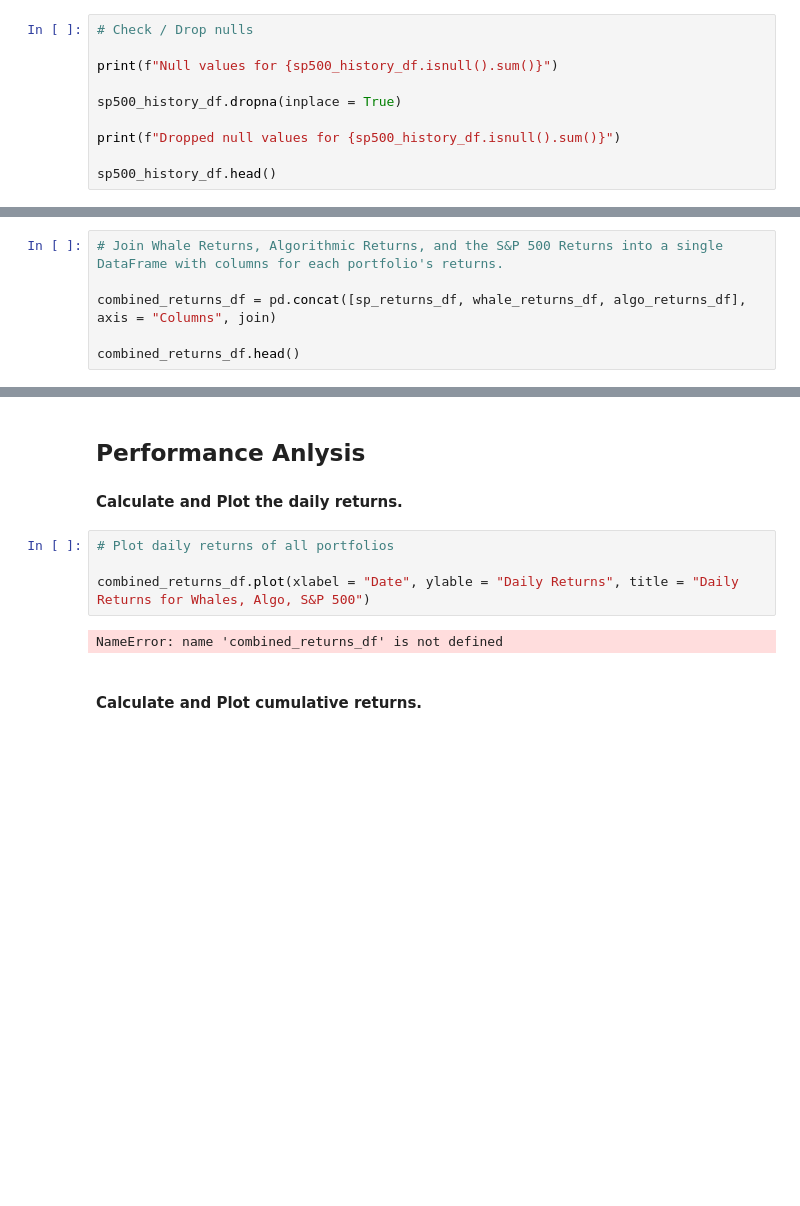
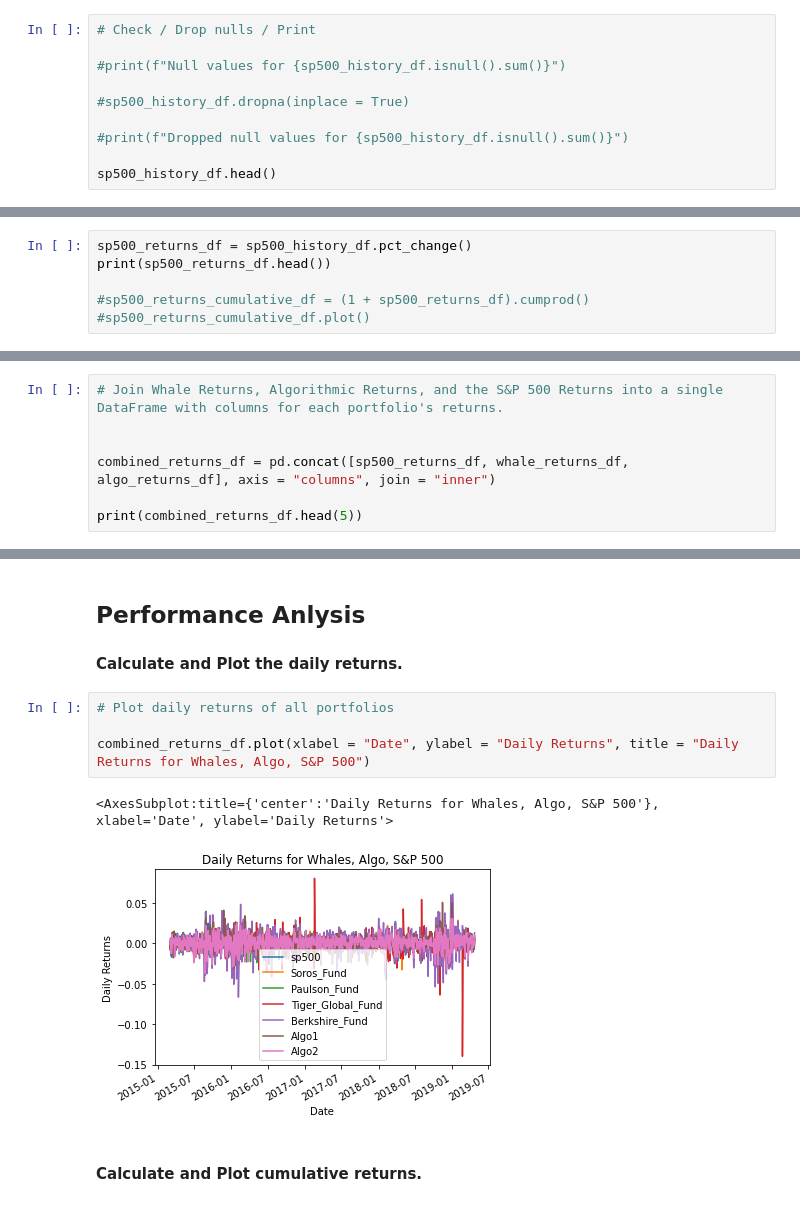
Before and after one commit to Amphibian303/Pandas-Homework, a Jupyter notebook: whale_analysis.ipynb, the cells around one changed output, grey strips where cells are left out. Cells and saved outputs as stored; diff of their text form; blank space fills up the shorter version.

```diff
--- a/whale_analysis.ipynb
+++ b/whale_analysis.ipynb
@@ -142,12 +144,12 @@ sp500_history_df.sort_index(inplace = True, ascending = True)
 sp500_history_df.drop(columns = ["Date"], inplace = True)
 # %%
-# Check / Drop nulls
+# Check / Drop nulls / Print
 
-print(f"Null values for {sp500_history_df.isnull().sum()}")
+#print(f"Null values for {sp500_history_df.isnull().sum()}")
 
-sp500_history_df.dropna(inplace = True)
+#sp500_history_df.dropna(inplace = True)
 
-print(f"Dropped null values for {sp500_history_df.isnull().sum()}")
+#print(f"Dropped null values for {sp500_history_df.isnull().sum()}")
 
 sp500_history_df.head()
 # %% [output]
@@ -194,0 +193,6 @@ Date
+# %%
+sp500_returns_df = sp500_history_df.pct_change()
+print(sp500_returns_df.head())
+
+#sp500_returns_cumulative_df = (1 + sp500_returns_df).cumprod()
+#sp500_returns_cumulative_df.plot()
@@ -197,6 +209,7 @@ Date
 # %%
 # Join Whale Returns, Algorithmic Returns, and the S&P 500 Returns into a single DataFrame with columns for each portfolio's returns.
 
-combined_returns_df = pd.concat([sp_returns_df, whale_returns_df, algo_returns_df], axis = "Columns", join)
 
-combined_returns_df.head()
+combined_returns_df = pd.concat([sp500_returns_df, whale_returns_df, algo_returns_df], axis = "columns", join = "inner")
+
+print(combined_returns_df.head(5))
@@ -213,9 +242,10 @@ In this section, you will calculate and visualize performance and risk metrics f
 # %%
 # Plot daily returns of all portfolios
 
-combined_returns_df.plot(xlabel = "Date", ylable = "Daily Returns", title = "Daily Returns for Whales, Algo, S&P 500")
+combined_returns_df.plot(xlabel = "Date", ylabel = "Daily Returns", title = "Daily Returns for Whales, Algo, S&P 500")
 # %% [output]
-NameError: name 'combined_returns_df' is not defined
+<AxesSubplot:title={'center':'Daily Returns for Whales, Algo, S&P 500'}, xlabel='Date', ylabel='Daily Returns'>
+[figure, added]
 # %% [markdown]
 #### Calculate and Plot cumulative returns.
 # %%
```
Also changed, not shown: parts of 13 cells of this notebook.
